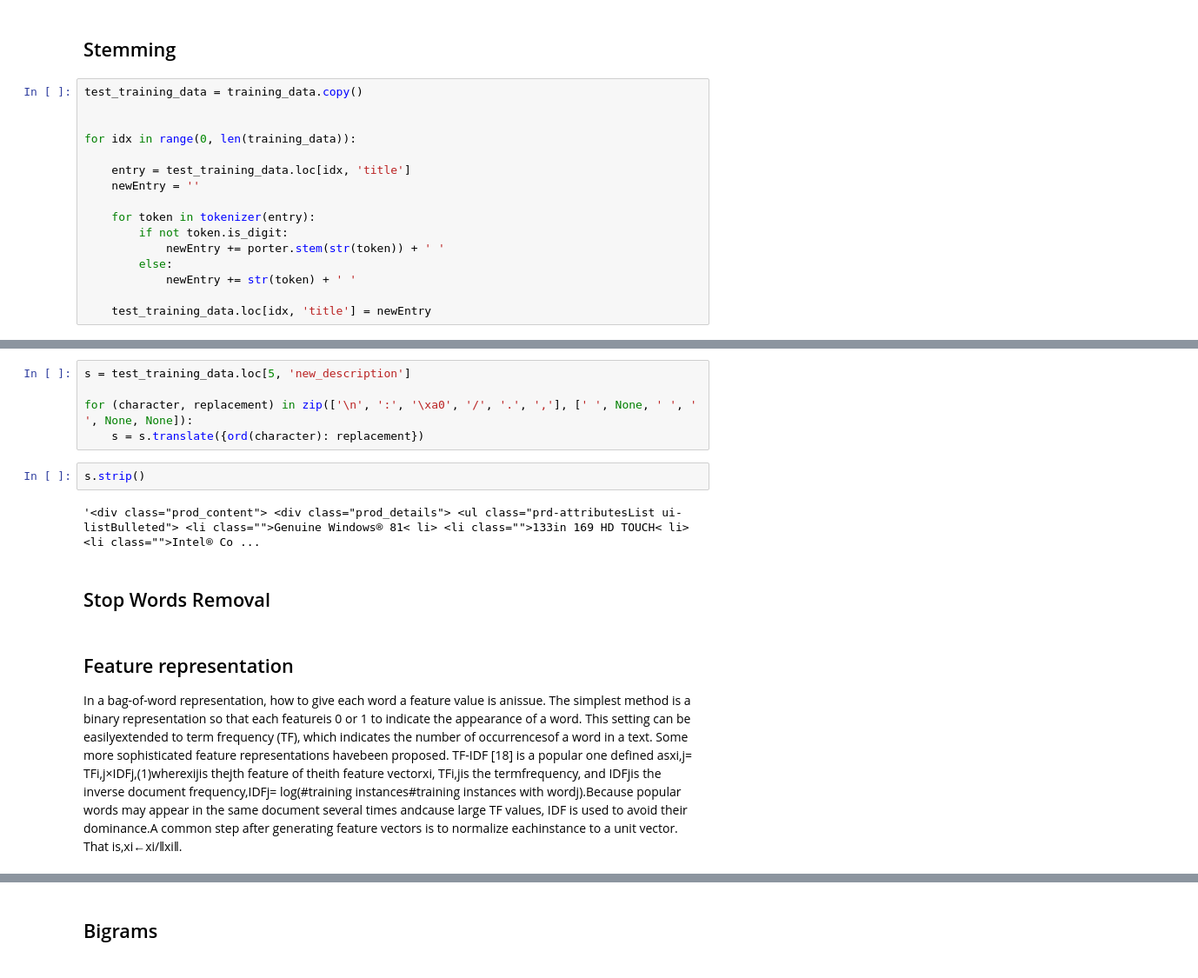
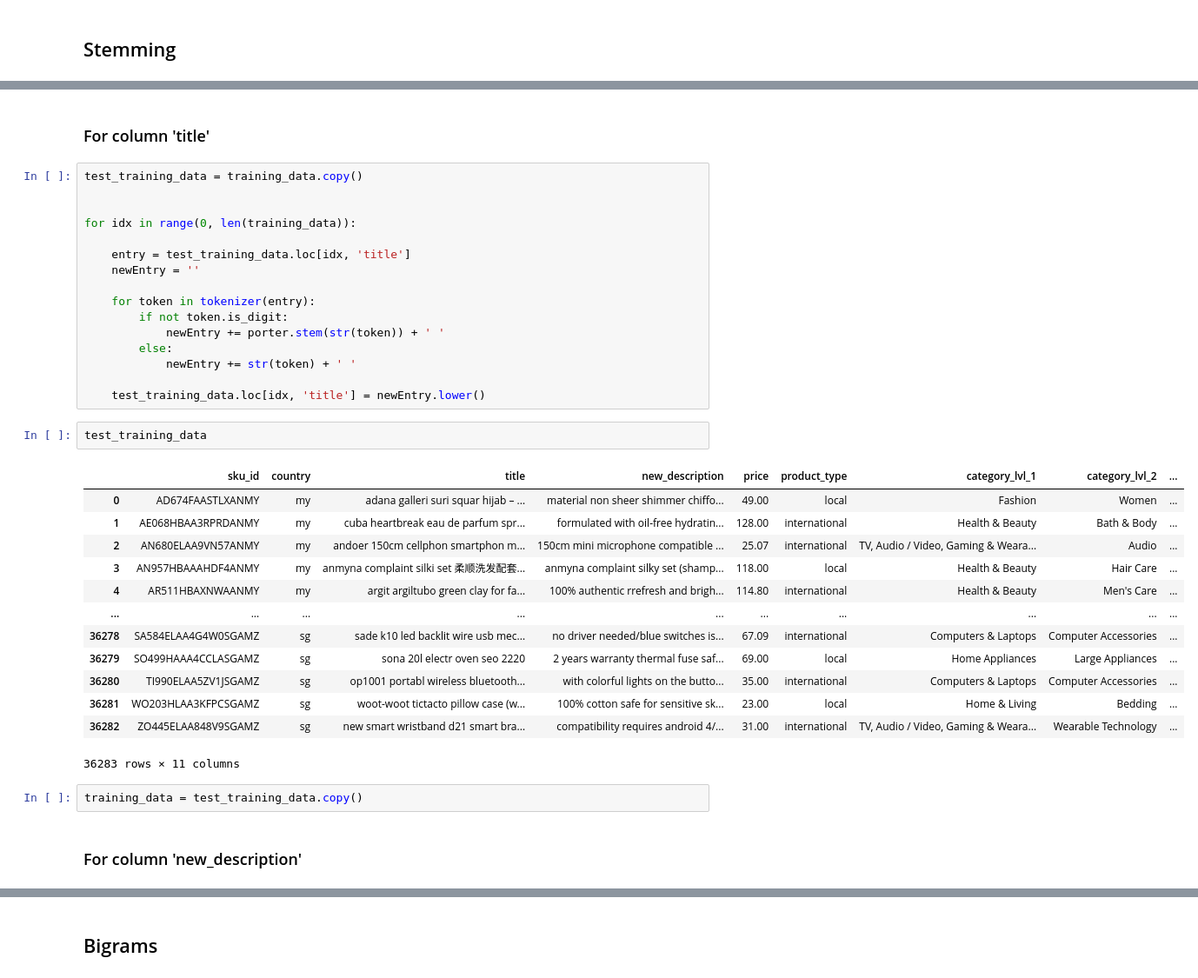
Before and after one commit to Rubix982/Product-Quality-Classification, a Jupyter notebook: model.ipynb, the cells around one changed output, grey strips where cells are left out. Shown at 87% size. Cells and saved outputs as stored; diff of their text form.

```diff
--- a/model.ipynb
+++ b/model.ipynb
@@ -356,19 +411,3 @@ clarity 0
 conciseness 0
 # %% [markdown]
 ## Stemming
-# %%
-test_training_data = training_data.copy()
-
-
-for idx in range(0, len(training_data)):
-
-    entry = test_training_data.loc[idx, 'title']
-    newEntry = ''
-
-    for token in tokenizer(entry):
-        if not token.is_digit:
-            newEntry += porter.stem(str(token)) + ' '
-        else:
-            newEntry += str(token) + ' '
-
-    test_training_data.loc[idx, 'title'] = newEntry
@@ -378,15 +414,38 @@ for idx in range(0, len(training_data)):
-# %%
-s = test_training_data.loc[5, 'new_description']
-
-for (character, replacement) in zip(['\n', ':', '\xa0', '/', '.', ','], [' ', None, ' ', ' ', None, None]):
-    s = s.translate({ord(character): replacement})
-# %%
-s.strip()
-# %% [output]
-'<div class="prod_content"> <div class="prod_details"> <ul class="prd-attributesList ui-listBulleted"> <li class="">Genuine Windows® 81< li> <li class="">133in 169 HD TOUCH< li> <li class="">Intel® Co ...
-# %% [markdown]
-## Stop Words Removal
-# %% [markdown]
-## Feature representation
-
-In a bag-of-word representation, how to give each word a feature value is anissue.  The simplest method is a binary representation so that each featureis 0 or 1 to indicate the appearance of a word.  This setting can be easilyextended to term frequency (TF), which indicates the number of occurrencesof a word in a text.  Some more sophisticated feature representations havebeen proposed.  TF-IDF [18] is a popular one defined asxi,j= TFi,j×IDFj,(1)wherexijis thejth feature of theith feature vectorxi, TFi,jis the termfrequency, and IDFjis the inverse document frequency,IDFj= log(#training instances#training instances with wordj).Because popular words may appear in the same document several times andcause large TF values, IDF is used to avoid their dominance.A  common  step  after  generating  feature  vectors  is  to  normalize  eachinstance to a unit vector.  That is,xi←xi/‖xi‖.
+# %% [markdown]
+### For column 'title'
+# %%
+test_training_data = training_data.copy()
+
+
+for idx in range(0, len(training_data)):
+
+    entry = test_training_data.loc[idx, 'title']
+    newEntry = ''
+
+    for token in tokenizer(entry):
+        if not token.is_digit:
+            newEntry += porter.stem(str(token)) + ' '
+        else:
+            newEntry += str(token) + ' '
+
+    test_training_data.loc[idx, 'title'] = newEntry.lower()
+# %%
+test_training_data
+# %% [output]
+|  | sku_id | country | title | new_description | price | product_type | category_lvl_1 | category_lvl_2 | ... |
+| 0 | AD674FAASTLXANMY | my | adana galleri suri squar hijab – ... | material non sheer shimmer chiffo... | 49.00 | local | Fashion | Women | ... |
+| 1 | AE068HBAA3RPRDANMY | my | cuba heartbreak eau de parfum spr... | formulated with oil-free hydratin... | 128.00 | international | Health & Beauty | Bath & Body | ... |
+| 2 | AN680ELAA9VN57ANMY | my | andoer 150cm cellphon smartphon m... | 150cm mini microphone compatible ... | 25.07 | international | TV, Audio / Video, Gaming & Weara... | Audio | ... |
+| 3 | AN957HBAAAHDF4ANMY | my | anmyna complaint silki set 柔顺洗发配套... | anmyna complaint silky set (shamp... | 118.00 | local | Health & Beauty | Hair Care | ... |
+| 4 | AR511HBAXNWAANMY | my | argit argiltubo green clay for fa... | 100% authentic rrefresh and brigh... | 114.80 | international | Health & Beauty | Men's Care | ... |
+| ... | ... | ... | ... | ... | ... | ... | ... | ... | ... |
+| 36278 | SA584ELAA4G4W0SGAMZ | sg | sade k10 led backlit wire usb mec... | no driver needed/blue switches is... | 67.09 | international | Computers & Laptops | Computer Accessories | ... |
+| 36279 | SO499HAAA4CCLASGAMZ | sg | sona 20l electr oven seo 2220 | 2 years warranty thermal fuse saf... | 69.00 | local | Home Appliances | Large Appliances | ... |
+| 36280 | TI990ELAA5ZV1JSGAMZ | sg | op1001 portabl wireless bluetooth... | with colorful lights on the butto... | 35.00 | international | Computers & Laptops | Computer Accessories | ... |
+| 36281 | WO203HLAA3KFPCSGAMZ | sg | woot-woot tictacto pillow case (w... | 100% cotton safe for sensitive sk... | 23.00 | local | Home & Living | Bedding | ... |
+| 36282 | ZO445ELAA848V9SGAMZ | sg | new smart wristband d21 smart bra... | compatibility requires android 4/... | 31.00 | international | TV, Audio / Video, Gaming & Weara... | Wearable Technology | ... |
+36283 rows × 11 columns
+# %%
+training_data = test_training_data.copy()
+# %% [markdown]
+### For column 'new_description'
```
Also changed, not shown: parts of 61 cells of this notebook.
